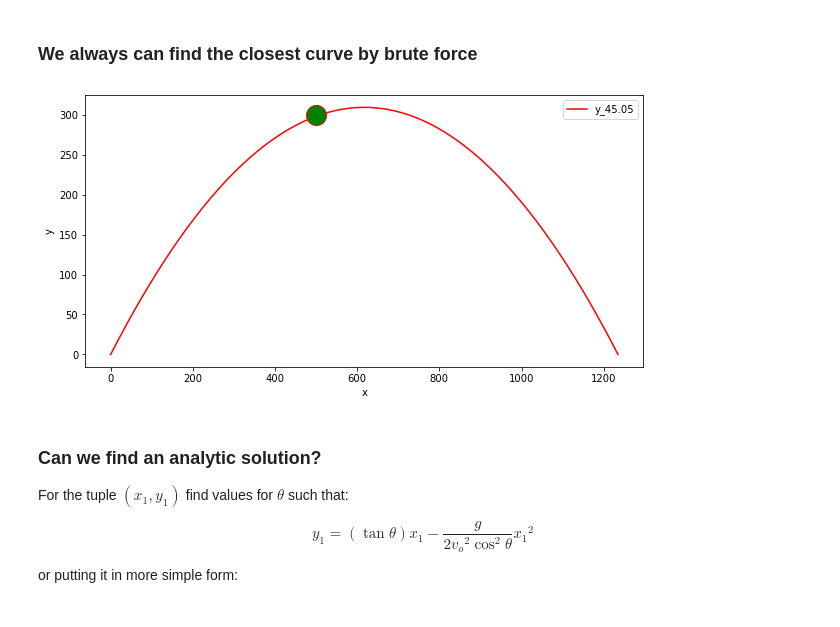
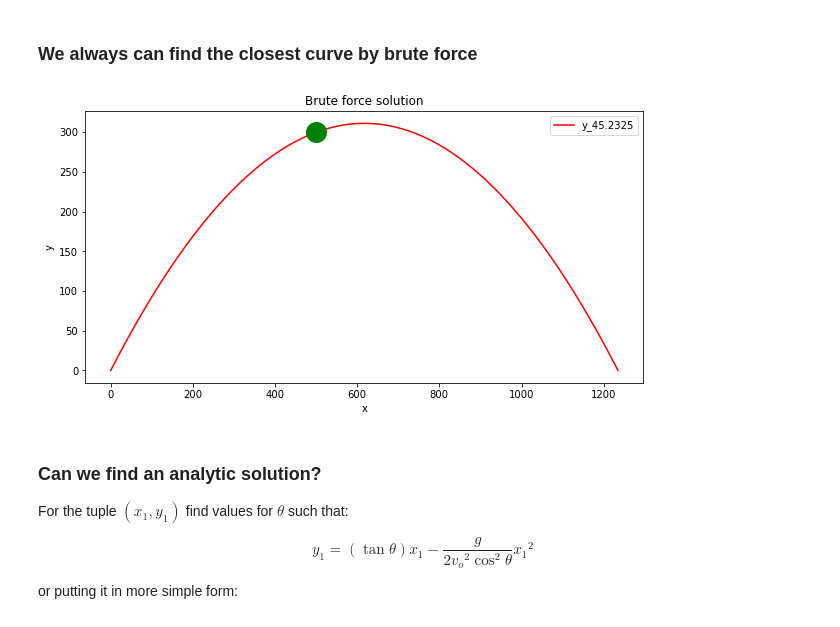
Before and after one commit to felipessalvatore/it, a Jupyter notebook: notebooks/4_ballistic_trajectories.ipynb, the cells around one changed output. Drawn from its saved outputs; the diff is of its cells as text; code cells hidden in the pictures.

```diff
--- a/notebooks/4_ballistic_trajectories.ipynb
+++ b/notebooks/4_ballistic_trajectories.ipynb
@@ -182,8 +178,12 @@ def get_theta(R,v0):
 # %%
+def get_theta_R(R,v0):
+    round_value = np.round((R*G)/np.power(v0,2),5)
+    return 0.5*math.degrees(np.arcsin(round_value))
+
 v0 = mortar_vo
 target_x = 824.125
 
-theta = get_theta(target_x,v0)
+theta = get_theta_R(target_x,v0)
 exp = run_exp(theta=theta, vo=v0, num_t=num_t)
 
 print("target = {:.2f}m | theta = {:.2f} degrees".format(target_x, theta))
@@ -304,18 +245,35 @@ def search_theta(x1,y1,vo,search_space, num_t):
 # %%
+def bf_get_theta_xy(x1,y1,vo,search_space, num_t):
+    thetas = np.linspace(1,90,search_space)
+    exps = [run_exp(theta=theta, vo=vo, num_t=num_t) for theta in thetas]
+    errs = []
+    for df in exps:
+        df.loc[:, "dist_xy"] = np.sqrt(np.power(df["x"] - x1,2) + np.power(df["y"] - y1,2))
+        min_error = df.dist_xy.min()
+        errs.append(min_error)
+
+    i = np.argmin(errs)
+    theta = np.round(thetas[i],4)
+    err = np.round(errs[i],4)
+    exp = exps[i]
+    return theta, err, exp
+
 x1,y1 = 500,300
-theta, err, exp = search_theta(x1=x1,y1=y1,vo=v0,search_space=300, num_t=200)
+theta, err, exp = bf_get_theta_xy(x1=x1,y1=y1,vo=v0,search_space=500, num_t=300)
 
 figsize=(10, 5)
 fig, ax = plt.subplots(figsize=figsize)
 
 
 suf = "_{}".format(theta)
 exp.add_suffix(suf).set_index("x"+suf)[["y"+suf]].plot(ax=ax, color="r");
-plt.plot([x1], [y1], marker="o", markersize=20, markeredgecolor="red", markerfacecolor="green")
+plt.plot([x1], [y1], marker="o", markersize=20, markeredgecolor="green", markerfacecolor="green")
 plt.xlabel('x');
 plt.ylabel('y');
+msg = "Brute force solution"
+plt.title(msg);
 # %% [output]
-[figure, old version]
+[figure, new version]
 # %% [markdown]
 ### Can we find an analytic solution?
 
```
Also changed, not shown: parts of 26 cells of this notebook.
